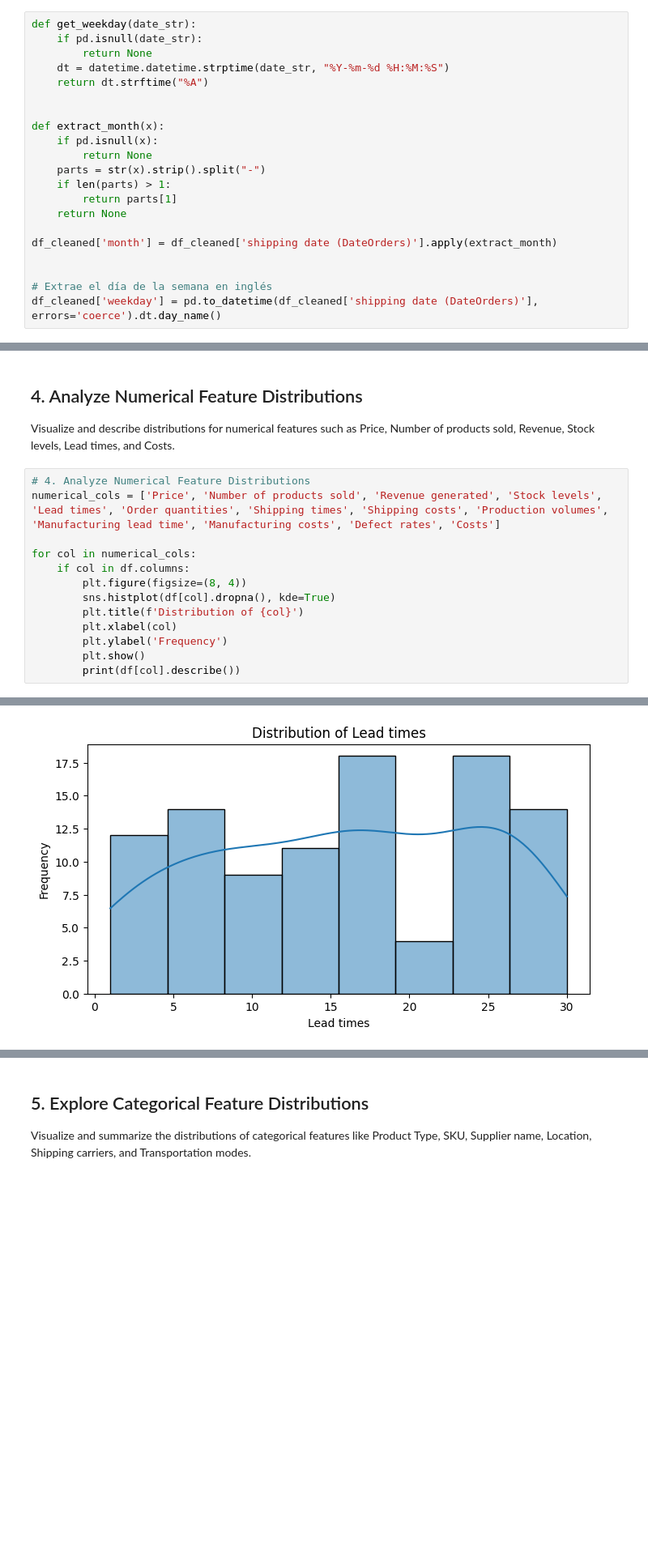
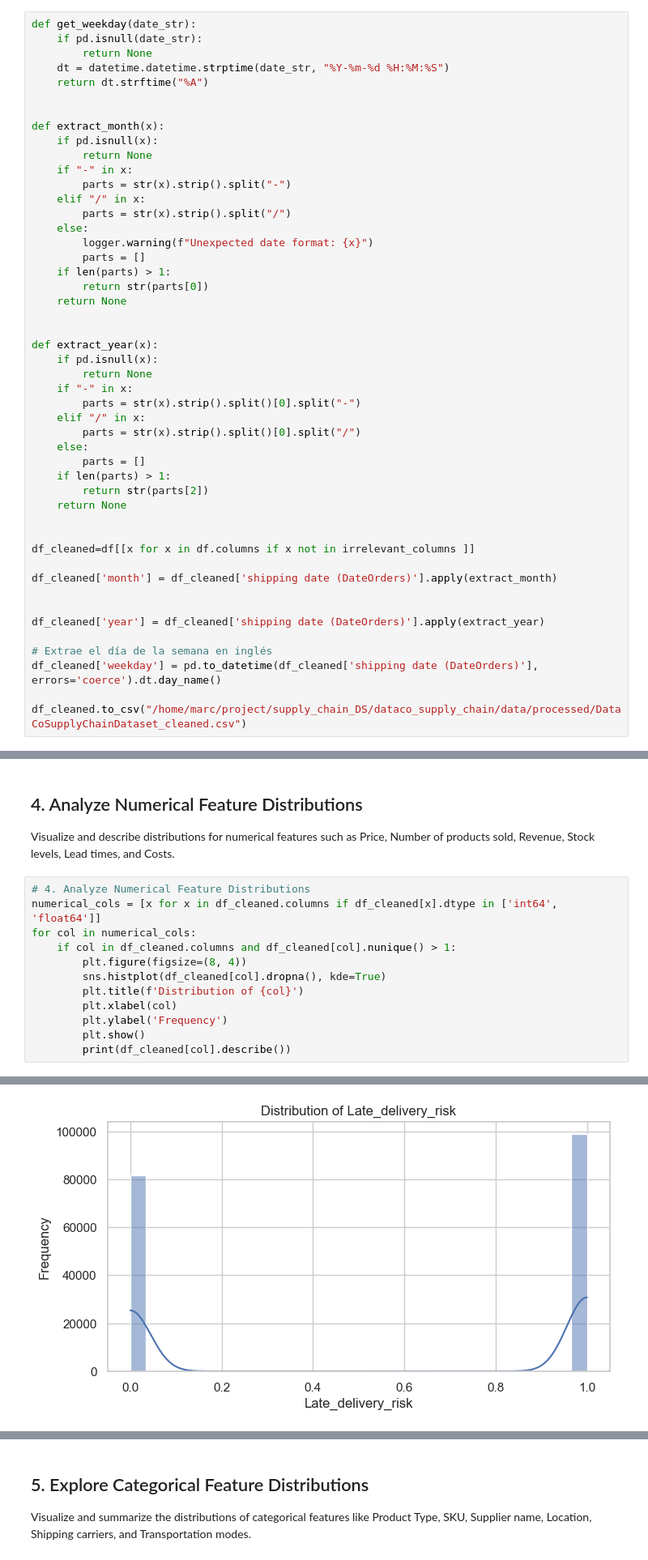
Before and after one commit to MarcHumet/supply_chain_DS, a Jupyter notebook: dataco_supply_chain/data/raw/DataCo_Supply_Chain_dataset_EDA.ipynb, the cells around one changed output, grey strips where cells are left out. Shown at 81% size. Drawn from its saved outputs; the diff is of its cells as text; blank space fills up the shorter version.

```diff
--- a/dataco_supply_chain/data/raw/DataCo_Supply_Chain_dataset_EDA.ipynb
+++ b/dataco_supply_chain/data/raw/DataCo_Supply_Chain_dataset_EDA.ipynb
@@ -212,13 +214,40 @@ def get_weekday(date_str):
 def extract_month(x):
     if pd.isnull(x):
         return None
-    parts = str(x).strip().split("-")
+    if "-" in x:
+        parts = str(x).strip().split("-")
+    elif "/" in x:
+        parts = str(x).strip().split("/")
+    else:
+        logger.warning(f"Unexpected date format: {x}")
+        parts = []
     if len(parts) > 1:
-        return parts[1]
+        return str(parts[0])
     return None
+
+
+def extract_year(x):
+    if pd.isnull(x):
+        return None
+    if "-" in x:
+        parts = str(x).strip().split()[0].split("-")
+    elif "/" in x:
+        parts = str(x).strip().split()[0].split("/")
+    else:
+        parts = []
+    if len(parts) > 1:
+        return str(parts[2])
+    return None
+
+
+df_cleaned=df[[x for x in df.columns if x not in irrelevant_columns ]]
 
 df_cleaned['month'] = df_cleaned['shipping date (DateOrders)'].apply(extract_month)
 
 
+df_cleaned['year'] = df_cleaned['shipping date (DateOrders)'].apply(extract_year)
+
 # Extrae el día de la semana en inglés
 df_cleaned['weekday'] = pd.to_datetime(df_cleaned['shipping date (DateOrders)'], errors='coerce').dt.day_name()
+
+df_cleaned.to_csv("/home/marc/project/supply_chain_DS/dataco_supply_chain/data/processed/DataCoSupplyChainDataset_cleaned.csv")
@@ -259,15 +356,14 @@ dtype: int64
 Visualize and describe distributions for numerical features such as Price, Number of products sold, Revenue, Stock levels, Lead times, and Costs.
 # %%
 # 4. Analyze Numerical Feature Distributions
-numerical_cols = ['Price', 'Number of products sold', 'Revenue generated', 'Stock levels', 'Lead times', 'Order quantities', 'Shipping times', 'Shipping costs', 'Production volumes', 'Manufacturing lead time', 'Manufacturing costs', 'Defect rates', 'Costs']
-
+numerical_cols = [x for x in df_cleaned.columns if df_cleaned[x].dtype in ['int64', 'float64']]
 for col in numerical_cols:
-    if col in df.columns:
+    if col in df_cleaned.columns and df_cleaned[col].nunique() > 1:
         plt.figure(figsize=(8, 4))
-        sns.histplot(df[col].dropna(), kde=True)
+        sns.histplot(df_cleaned[col].dropna(), kde=True)
         plt.title(f'Distribution of {col}')
         plt.xlabel(col)
         plt.ylabel('Frequency')
         plt.show()
-        print(df[col].describe())
+        print(df_cleaned[col].describe())
 # %% [output]
@@ -314 +410 @@ Name: Stock levels, dtype: float64
-[figure, old version]
+[figure, new version]
```
Also changed, not shown: parts of 29 cells of this notebook, 2 other files.
